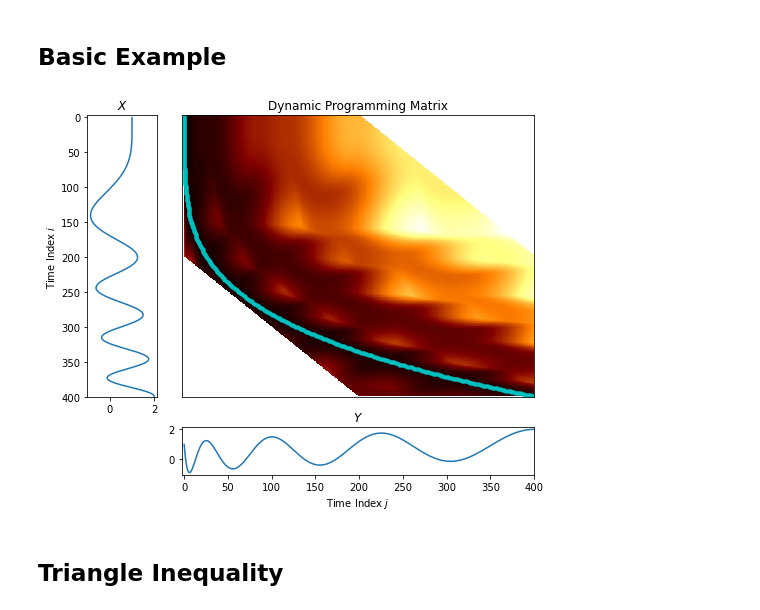
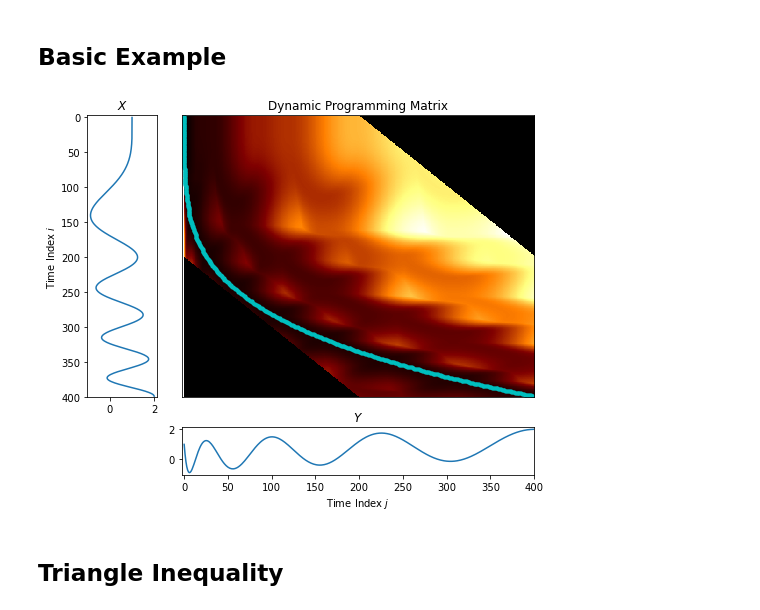
Before and after one commit to UrsinusREU2022MergeTrees/MergeTrees, a Jupyter notebook: notebooks/DTWFigures.ipynb, the cells around one changed output. Cells and saved outputs as stored; diff of their text form; code cells hidden in the pictures.

```diff
--- a/notebooks/DTWFigures.ipynb
+++ b/notebooks/DTWFigures.ipynb
@@ -11,11 +11,6 @@ from dtw import *
 # %% [markdown]
 ## Basic Example
 # %%
-def drawLineColored(idx, x, C):
-    for i in range(len(x)-1):
-        plt.plot(idx[i:i+2], x[i:i+2], c=C[i, :])
-
-
 #Make dynamic time warping example
 np.random.seed(100)
 t1 = np.linspace(0, 1, 400)
@@ -23,42 +18,42 @@ t1 = t1
 t2 = np.sqrt(t1)
 t1 = t1**2
 N = len(t1)
 
 X = np.cos(8*np.pi*t1) + t1
 Y = np.cos(8*np.pi*t2) + t2
 
-cost, D, path = cdtw(X, Y, 200)
-path = np.array(path, dtype=int)
+cost, path, S = cdtw(X, Y, 200, return_S=True)
+S = S.toarray()
 
 fac = 0.6
 left_lim = -3
 plt.figure(figsize=(fac*14, fac*10))
 
 plt.subplot2grid((5, 6), (0, 0), rowspan=4)
 plt.plot(X, np.arange(X.size))
-plt.ylim([D.shape[1], left_lim])
+plt.ylim([Y.size, left_lim])
 plt.title("$X$")
 plt.ylabel("Time Index $i$")
 
 plt.subplot2grid((5, 6), (0, 1), rowspan=4, colspan=4)
-plt.imshow(D[1::, 1::], interpolation = 'nearest', cmap=plt.get_cmap('afmhot'), aspect = 'auto')
+plt.imshow(S, interpolation = 'nearest', cmap=plt.get_cmap('afmhot'), aspect = 'auto')
 plt.plot(path[:, 1], path[:, 0], 'c.')
-plt.xlim([left_lim, D.shape[1]])
-plt.ylim([D.shape[0], -1])
+plt.xlim([left_lim, Y.size])
+plt.ylim([X.size, -1])
 plt.xticks([])
 plt.yticks([])
 plt.title("Dynamic Programming Matrix")
 
 plt.subplot2grid((5, 6), (4, 1), colspan=4)
 plt.plot(Y)
-plt.xlim([left_lim, D.shape[1]])
+plt.xlim([left_lim, Y.size])
 plt.title("$Y$")
 plt.xlabel("Time Index $j$")
 plt.tight_layout()
 
-plt.savefig("DTWExample.svg", bbox_inches='tight')
+plt.show()
 # %% [output]
-[figure, old version]
+[figure, new version]
 # %% [markdown]
 ## Triangle Inequality
 # %%
```
Also changed, not shown: parts of 2 cells of this notebook, 1 other file.
